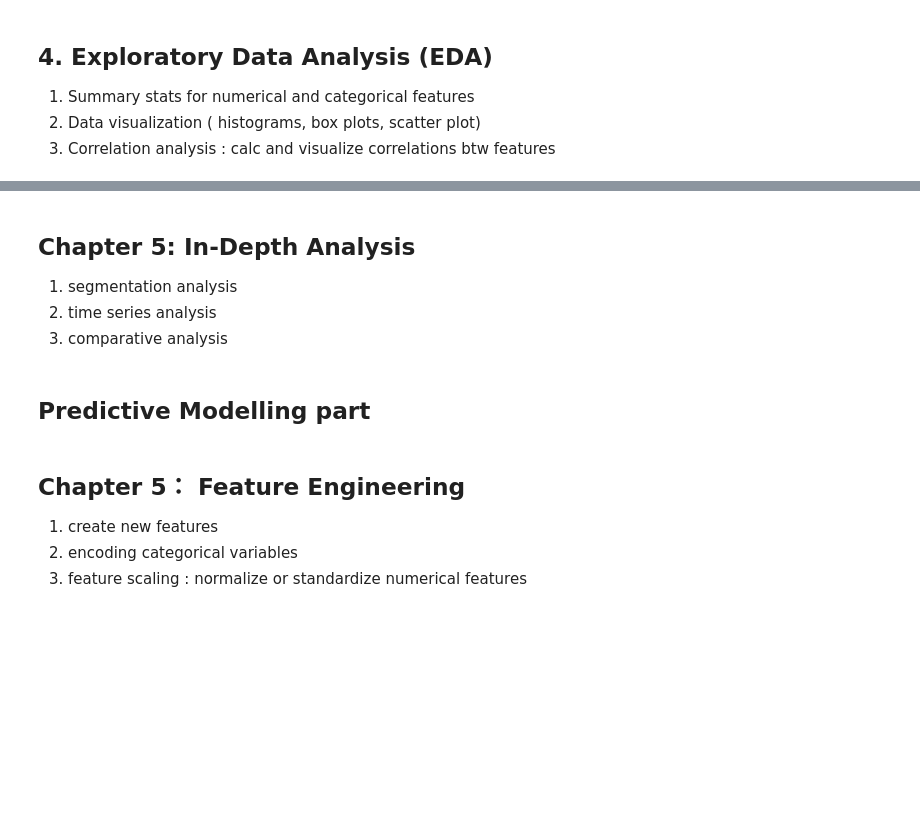
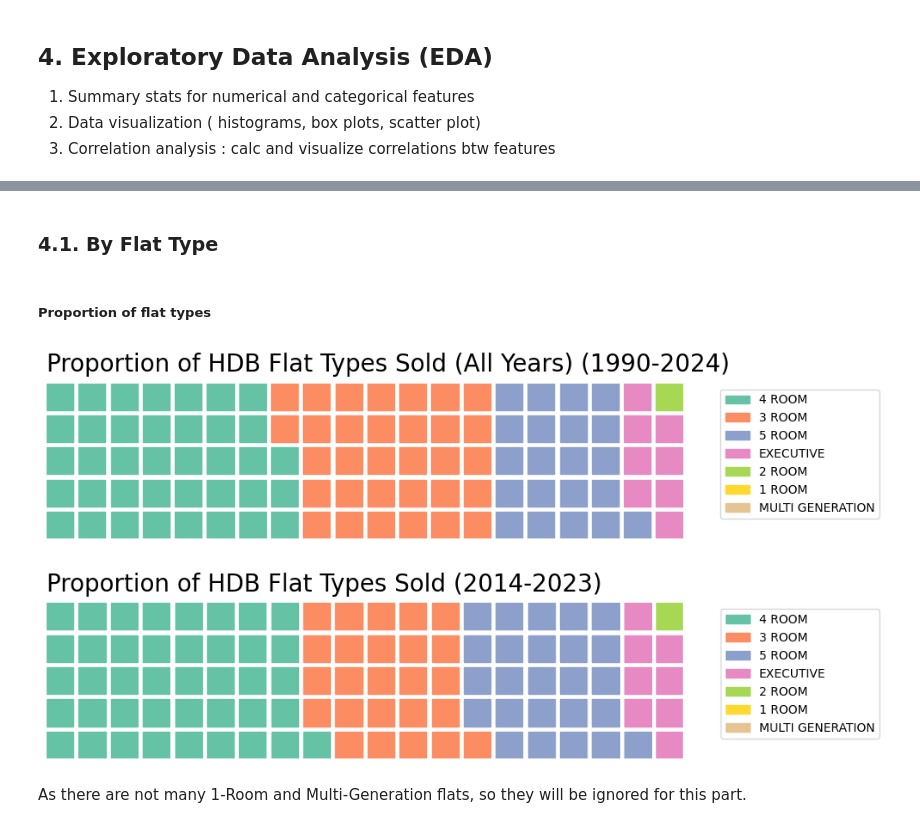
Before and after one commit to wlsoo1214/Analysis-of-HDB-Resale-Prices-in-Singapore, a Jupyter notebook: src/hdb_notebook.ipynb, the cells around one changed output, grey strips where cells are left out. Drawn from its saved outputs; the diff is of its cells as text; code cells hidden in the pictures; blank space fills up the shorter version.

```diff
--- a/src/hdb_notebook.ipynb
+++ b/src/hdb_notebook.ipynb
@@ -391,13 +456,57 @@ plt.show()
-# %% [markdown]
-## Chapter 5: In-Depth Analysis
-1. segmentation analysis
-2. time series analysis
-3. comparative analysis
-# %% [markdown]
-## **Predictive Modelling part**
-# %% [markdown]
-## Chapter 5： Feature Engineering
-
-1. create new features
-2. encoding categorical variables
-3. feature scaling : normalize or standardize numerical features
+# %% [markdown]
+### 4.1. By Flat Type
+# %% [markdown]
+##### Proportion of flat types
+# %%
+## Waffle plot for flat types
+from pywaffle import Waffle
+
+prices['year'] = pd.DatetimeIndex(prices['transaction_date']).year  # add 'year' column
+flat_type = prices['flat_type'].value_counts(normalize=True) * 100  # Calculate percentage of each flat type for all years
+flat_type1423 = prices['flat_type'].value_counts(normalize=True) * 100
+flat_type1423 = prices[prices['year'].isin(range(2014,2023))]['flat_type'].value_counts(normalize=True) * 100 # Calculate percentage of each flat types from 2014-2022
+
+
+# Plot for all years (2014-2023)
+fig1 = plt.figure(
+    figsize=(10, 5),
+    FigureClass=Waffle,
+    rows=5,
+    columns=20,
+    values=flat_type,  # Use the all-year flat type data
+    labels=['4 ROOM', '3 ROOM', '5 ROOM', 'EXECUTIVE', '2 ROOM', '1 ROOM', 'MULTI GENERATION'],
+    legend={'loc': 'upper left', 'bbox_to_anchor': (1.05, 1), 'fontsize': 10},
+    title={
+        'label': 'Proportion of HDB Flat Types Sold (All Years) (1990-2024)',  # Updated title for all years
+        'loc': 'left',
+        'fontdict': {
+            'fontsize': 20
+        },
+        'pad': 10
+    }
+)
+
+# Plot for 2014-2023
+plt.show()
+fig2 = plt.figure(
+    figsize=(10, 5),
+    FigureClass=Waffle,
+    rows=5,
+    columns=20,
+    values=flat_type1423,
+    labels=['4 ROOM', '3 ROOM', '5 ROOM', 'EXECUTIVE', '2 ROOM', '1 ROOM', 'MULTI GENERATION'],
+    legend={'loc': 'upper left', 'bbox_to_anchor': (1.05, 1), 'fontsize': 10},
+    title={
+        'label': 'Proportion of HDB Flat Types Sold (2014-2023)',  # Corrected: Added the closing quote
+        'loc': 'left',
+        'fontdict': {
+            'fontsize': 20
+        },
+        'pad': 10
+    }
+)
+# %% [output]
+[figure, added]
+[figure, added]
+# %% [markdown]
+As there are not many 1-Room and Multi-Generation flats, so they will be ignored for this part.
```
Also changed, not shown: parts of 41 cells of this notebook.
